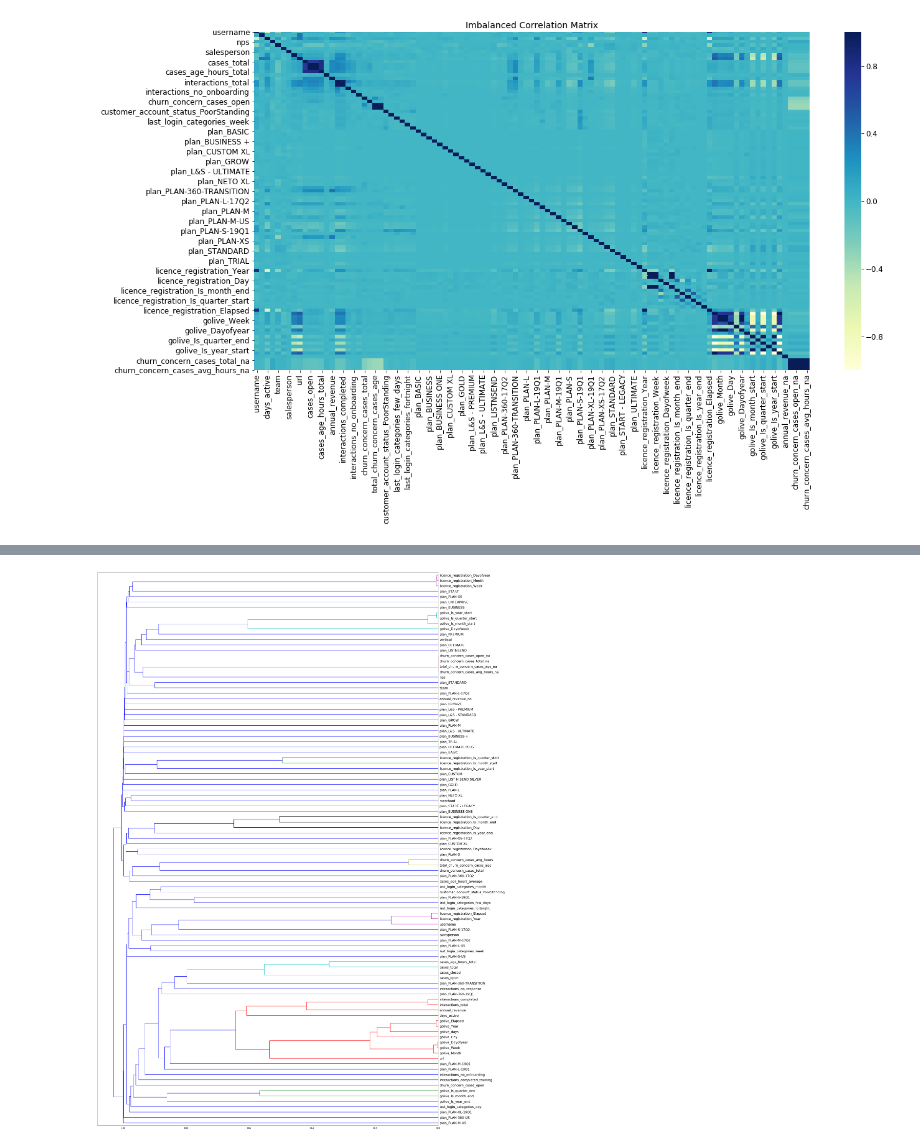
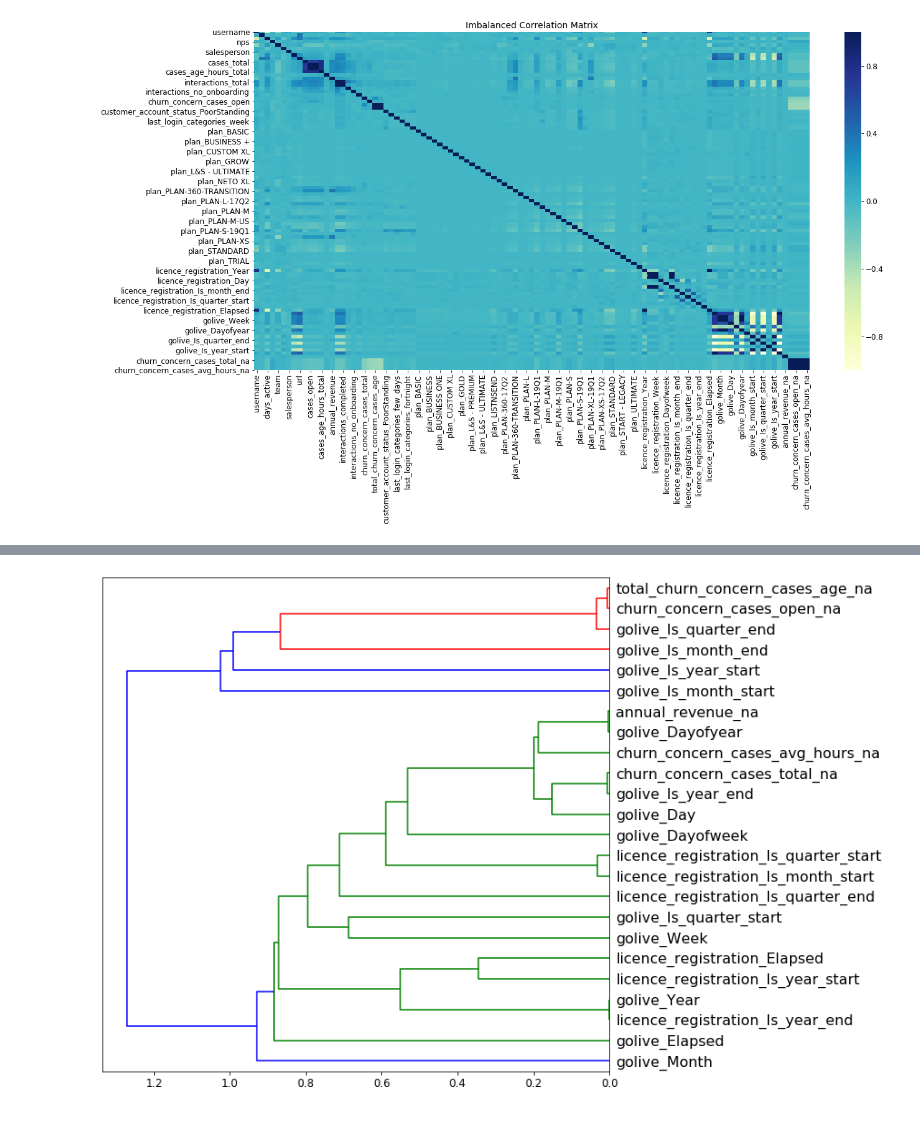
Before and after one commit to justinhennessy/100-days-of-code, a Jupyter notebook: project/project.ipynb, the cells around one changed output, grey strips where cells are left out. Saved outputs shown, nothing was run; the diff lists cells and outputs as text; code cells hidden in the pictures.

```diff
--- a/project/project.ipynb
+++ b/project/project.ipynb
@@ -102,7 +158,7 @@ for plan in plan_list:
     mean = round(df_raw.annual_revenue[df_raw.plan == plan].mean(), 2)
     trimmed_mean = trim_mean(df_raw.annual_revenue[df_raw.plan == plan].values, 0.1)
 
-    if pd.isnull(plan_revenue_mean):
+    if pd.isnull(mean):
         revenue = 0
     else:
         revenue = mean
@@ -252,14 +268,15 @@ if tune:
 # %%
 m = RandomForestClassifier(
     n_estimators=200,
-    min_samples_leaf=1,
+    min_samples_leaf=2,
     max_features='sqrt',
     n_jobs=-1,
     #oob_score=True,
     max_depth=3,
     bootstrap=False,
     criterion='gini',
-    class_weight={0: 2, 1: 1})
+    #class_weight={0: 2, 1: 1}
+    )
 
 m.fit(X_train_res, y_train_res)
 # %% [output]
@@ -349,0 +344,2 @@ plot_fi(fi[:30]);
+# %%
+to_keep = fi[fi.imp>0.005].cols; len(to_keep)
@@ -349,0 +348,2 @@ plot_fi(fi[:30]);
+# %%
+df_keep = df_trn[to_keep].copy()
@@ -350,11 +376,11 @@ plot_fi(fi[:30]);
 # %%
 from scipy.cluster import hierarchy as hc
 # %%
-corr = np.round(scipy.stats.spearmanr(df_trn).correlation, 4)
+corr = np.round(scipy.stats.spearmanr(df_keep).correlation, 4)
 corr_condensed = hc.distance.squareform(1-corr)
 z = hc.linkage(corr_condensed, method='average')
-fig = plt.figure(figsize=(30,50))
+fig = plt.figure(figsize=(10,10))
 dendrogram = hc.dendrogram(z, labels=df_trn.columns, orientation='left', leaf_font_size=16)
 plt.show()
 # %% [output]
-[figure, old version]
+[figure, new version]
```
Also changed, not shown: parts of 43 cells of this notebook, 1 other file.
